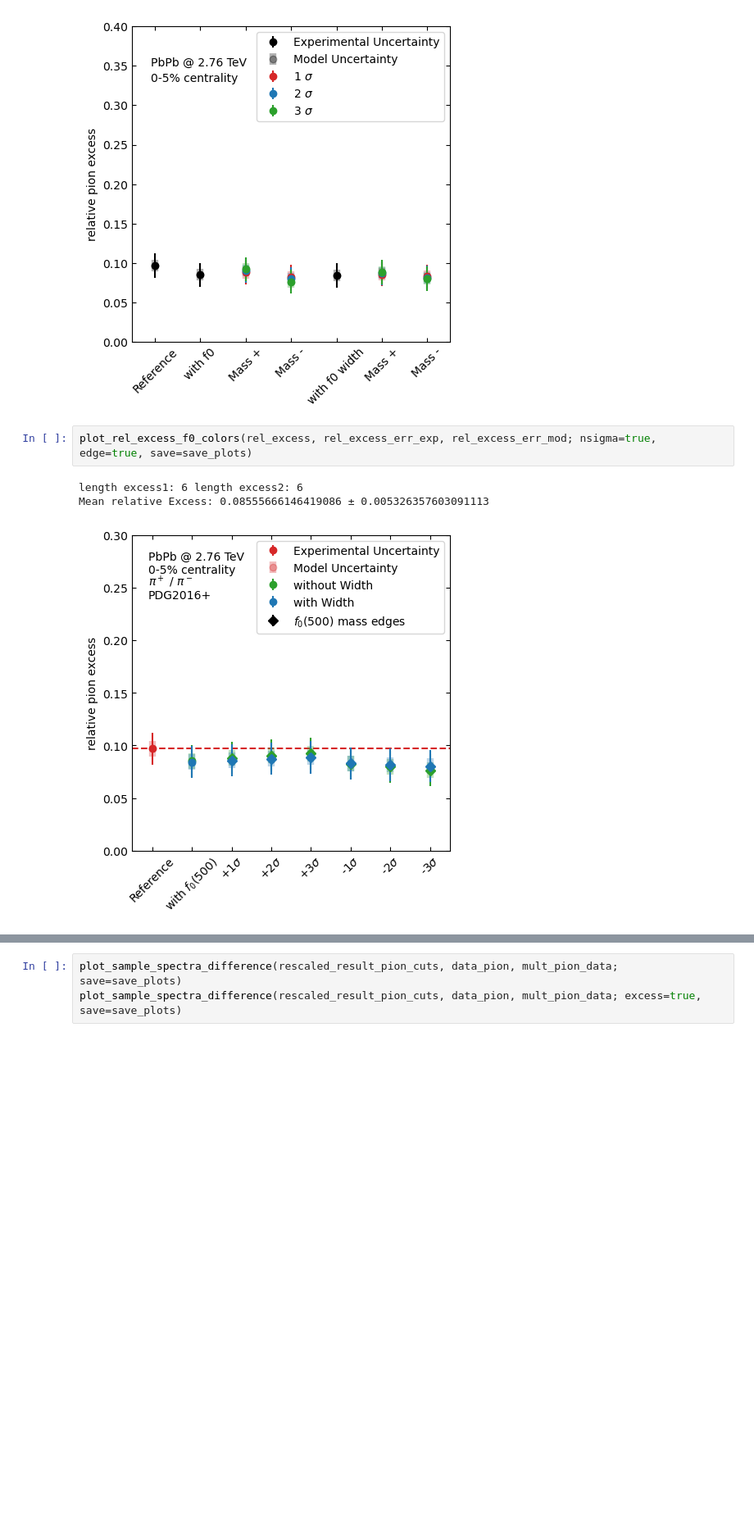
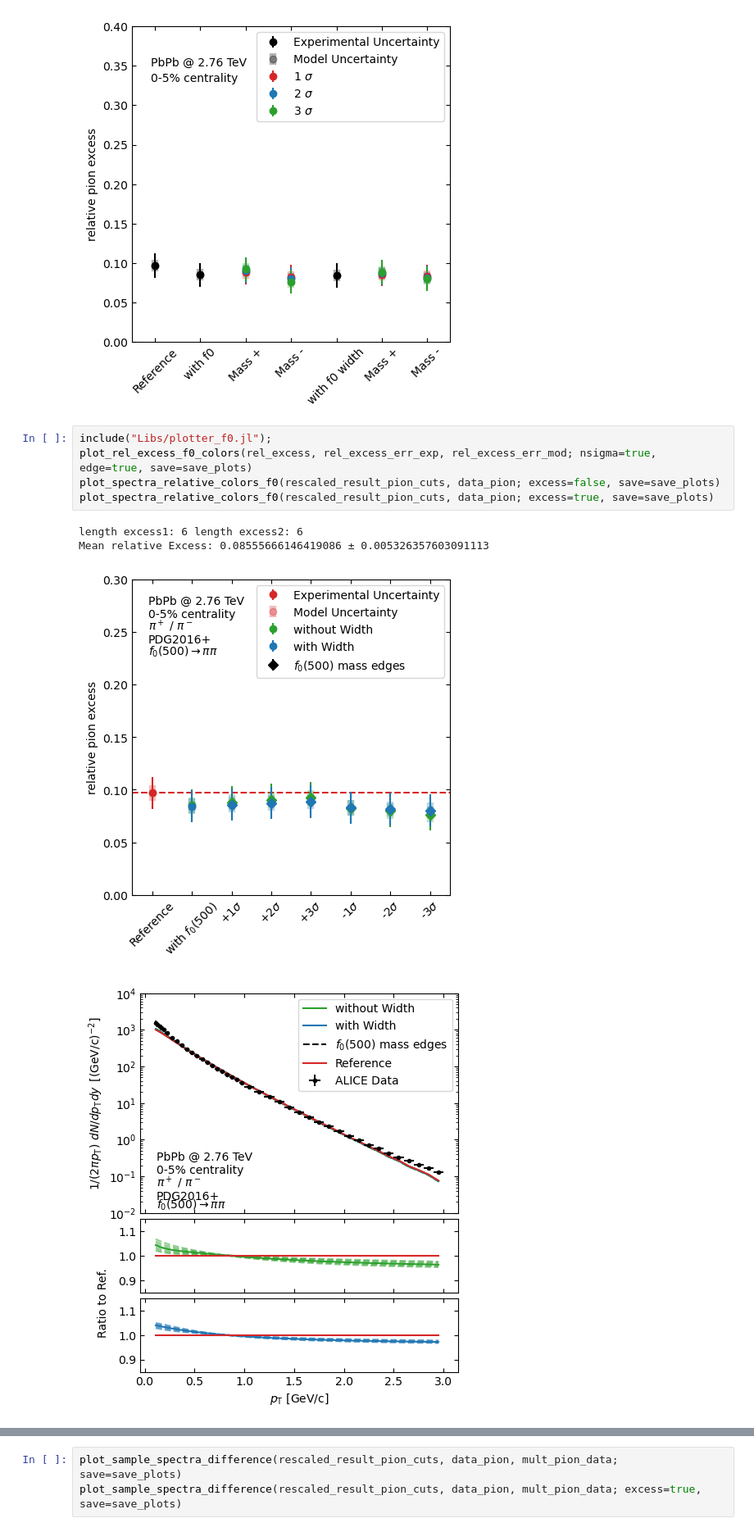
Before and after one commit to Claitos/PionExcessStudy, a Jupyter notebook: f0_study_PbPb276.ipynb, the cells around one changed output, grey strips where cells are left out. Shown at 82% size. Cells and saved outputs as stored; diff of their text form; blank space fills up the shorter version.

```diff
--- a/f0_study_PbPb276.ipynb
+++ b/f0_study_PbPb276.ipynb
@@ -224,8 +224,12 @@ length excess1: 6 length excess2: 6
 Mean relative Excess: 0.08555666146419086 ± 0.005326357603091113
 [figure]
 # %%
+include("Libs/plotter_f0.jl");
 plot_rel_excess_f0_colors(rel_excess, rel_excess_err_exp, rel_excess_err_mod; nsigma=true, edge=true, save=save_plots)
+plot_spectra_relative_colors_f0(rescaled_result_pion_cuts, data_pion; excess=false, save=save_plots)
+plot_spectra_relative_colors_f0(rescaled_result_pion_cuts, data_pion; excess=true, save=save_plots)
 # %% [output]
 length excess1: 6 length excess2: 6
 Mean relative Excess: 0.08555666146419086 ± 0.005326357603091113
-[figure, old version]
+[figure, new version]
+[figure, added]
```
Also changed, not shown: parts of 4 cells of this notebook, 6 other files.
